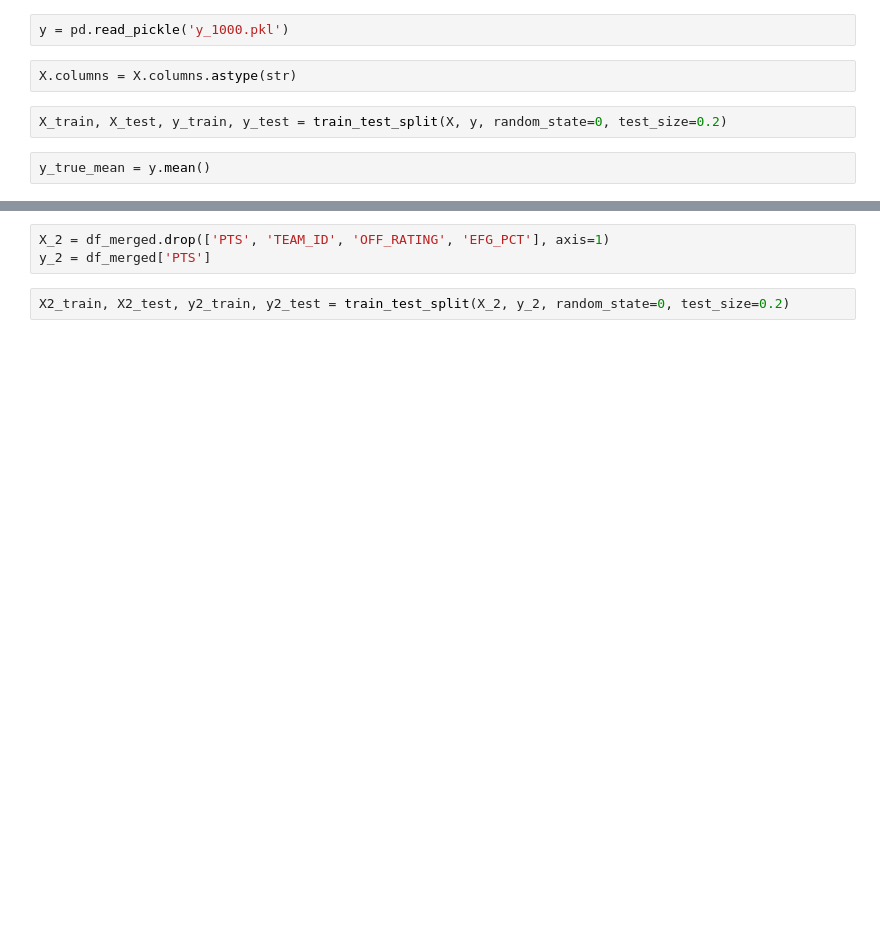
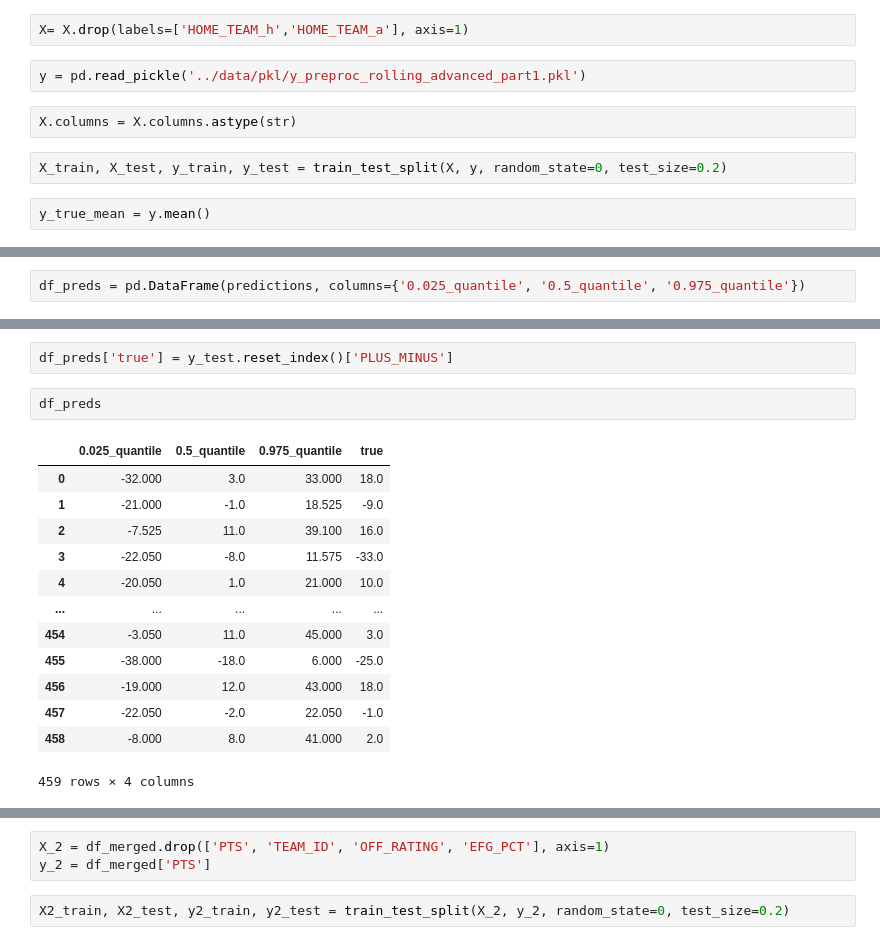
Before and after one commit to alecmatt5/nba_betting_analysis, a Jupyter notebook: backend/notebooks/Ricky_model.ipynb, the cells around one changed output, grey strips where cells are left out. Drawn from its saved outputs; the diff is of its cells as text; blank space fills up the shorter version.

```diff
--- a/backend/notebooks/Ricky_model.ipynb
+++ b/backend/notebooks/Ricky_model.ipynb
@@ -13,5 +16,7 @@ X = pd.read_pickle('X_1000.pkl')
+# %%
+X= X.drop(labels=['HOME_TEAM_h','HOME_TEAM_a'], axis=1)
 # %%
-y = pd.read_pickle('y_1000.pkl')
+y = pd.read_pickle('../data/pkl/y_preproc_rolling_advanced_part1.pkl')
 # %%
 X.columns = X.columns.astype(str)
 # %%
@@ -29,0 +120,2 @@ np.mean(cross_val_score(regression, X_train, y_train, cv=5, scoring='r2'))
+# %%
+df_preds = pd.DataFrame(predictions, columns={'0.025_quantile', '0.5_quantile', '0.975_quantile'})
@@ -29,0 +147,18 @@ np.mean(cross_val_score(regression, X_train, y_train, cv=5, scoring='r2'))
+# %%
+df_preds['true'] = y_test.reset_index()['PLUS_MINUS']
+# %%
+df_preds
+# %% [output]
+|  | 0.025_quantile | 0.5_quantile | 0.975_quantile | true |
+| 0 | -32.000 | 3.0 | 33.000 | 18.0 |
+| 1 | -21.000 | -1.0 | 18.525 | -9.0 |
+| 2 | -7.525 | 11.0 | 39.100 | 16.0 |
+| 3 | -22.050 | -8.0 | 11.575 | -33.0 |
+| 4 | -20.050 | 1.0 | 21.000 | 10.0 |
+| ... | ... | ... | ... | ... |
+| 454 | -3.050 | 11.0 | 45.000 | 3.0 |
+| 455 | -38.000 | -18.0 | 6.000 | -25.0 |
+| 456 | -19.000 | 12.0 | 43.000 | 18.0 |
+| 457 | -22.050 | -2.0 | 22.050 | -1.0 |
+| 458 | -8.000 | 8.0 | 41.000 | 2.0 |
+459 rows × 4 columns
```
Also changed, not shown: parts of 23 cells of this notebook, 2 other files.
